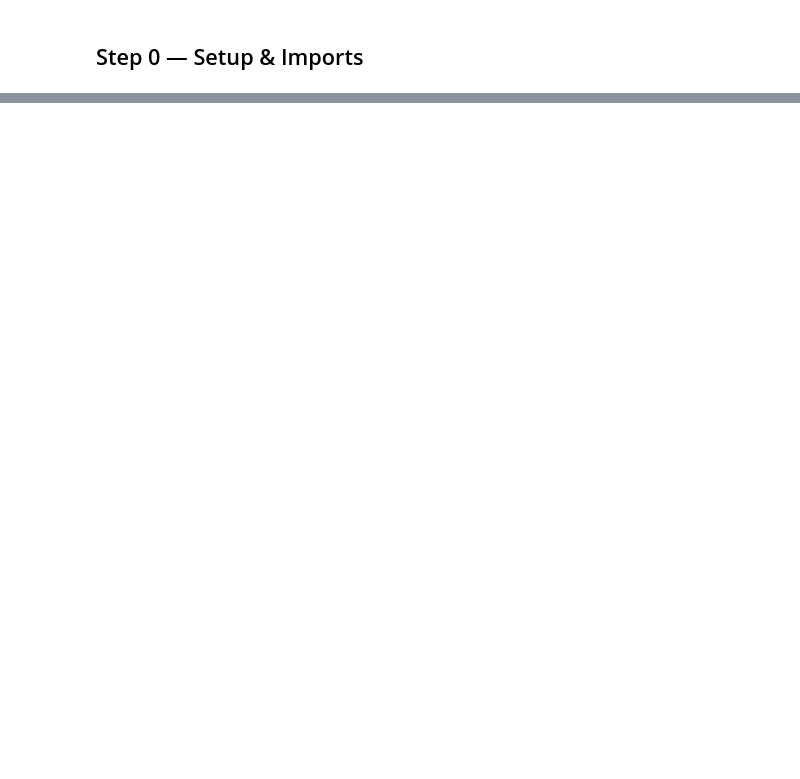
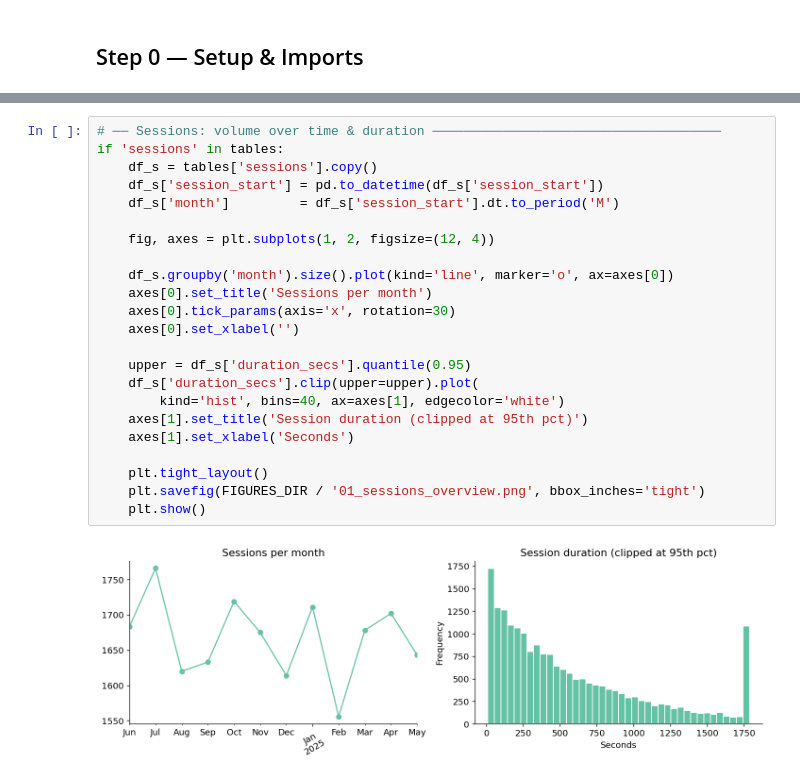
Before and after one commit to jackstealer/ECOMMERCE_CUSTOMER_BEHAVIOR, a Jupyter notebook: notebooks/01_data_understanding.ipynb, the cells around one changed output, grey strips where cells are left out. Cells and saved outputs as stored; diff of their text form; blank space fills up the shorter version.

```diff
--- a/notebooks/01_data_understanding.ipynb
+++ b/notebooks/01_data_understanding.ipynb
@@ -632,0 +207,25 @@ Phase 1 complete. Proceed to 02_data_cleaning.ipynb
+# %%
+# ── Sessions: volume over time & duration ─────────────────────────────────────
+if 'sessions' in tables:
+    df_s = tables['sessions'].copy()
+    df_s['session_start'] = pd.to_datetime(df_s['session_start'])
+    df_s['month']         = df_s['session_start'].dt.to_period('M')
+
+    fig, axes = plt.subplots(1, 2, figsize=(12, 4))
+
+    df_s.groupby('month').size().plot(kind='line', marker='o', ax=axes[0])
+    axes[0].set_title('Sessions per month')
+    axes[0].tick_params(axis='x', rotation=30)
+    axes[0].set_xlabel('')
+
+    upper = df_s['duration_secs'].quantile(0.95)
+    df_s['duration_secs'].clip(upper=upper).plot(
+        kind='hist', bins=40, ax=axes[1], edgecolor='white')
+    axes[1].set_title('Session duration (clipped at 95th pct)')
+    axes[1].set_xlabel('Seconds')
+
+    plt.tight_layout()
+    plt.savefig(FIGURES_DIR / '01_sessions_overview.png', bbox_inches='tight')
+    plt.show()
+# %% [output]
+[figure, added]
```
Also changed, not shown: parts of 72 cells of this notebook, 2 other files.
